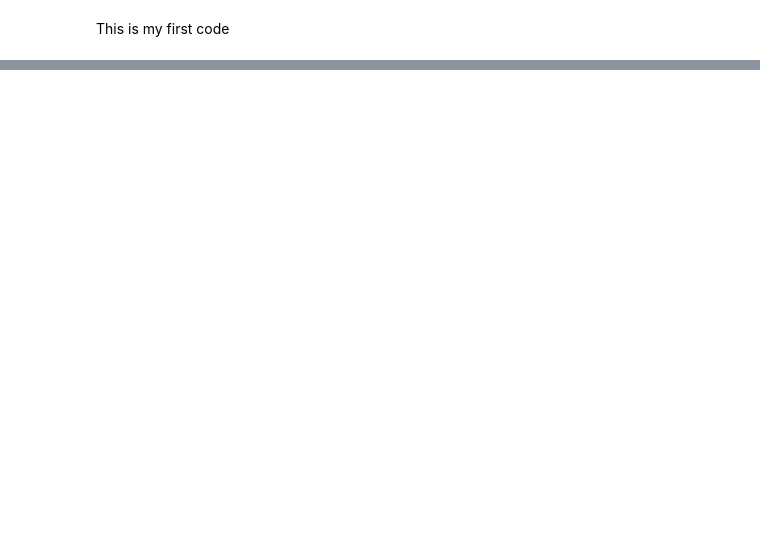
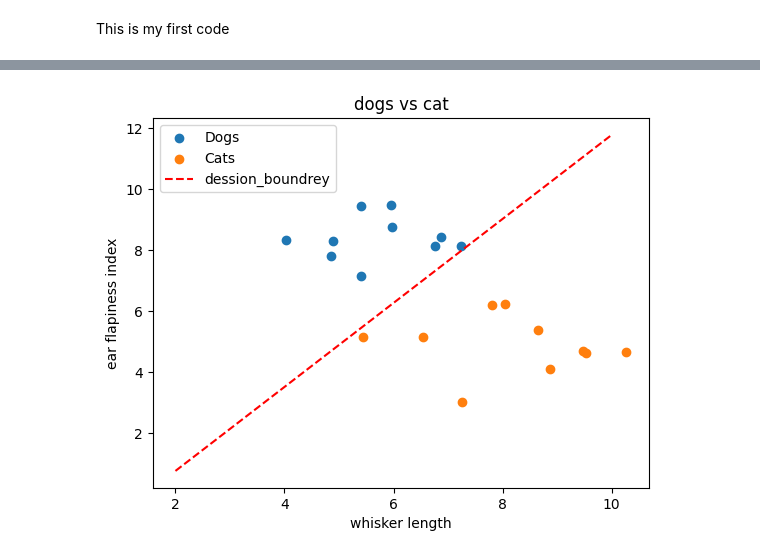
Before and after one commit to sanbag/Ml_learning, a Jupyter notebook: python_basics/classification.ipynb, the cells around one changed output, grey strips where cells are left out. Cells and saved outputs as stored; diff of their text form; code cells hidden in the pictures; blank space fills up the shorter version.

```diff
--- a/python_basics/classification.ipynb
+++ b/python_basics/classification.ipynb
@@ -23,0 +26,3 @@ plt.show()
+# %%
+dogs_data = np.stack((dogs_whisker_length,dogs_ear_flappiness_index)).T
+cats_data = np.stack((cats_whisker_length, cats_ear_flappiness_index)).T
@@ -23,0 +42,20 @@ plt.show()
+# %%
+# implementing random linear classifier
+
+def random_linear_classifier(data_dogs,data_cats,k,d):
+    best_error = float('inf')
+    best_theta = None
+    best_theta0 = None
+
+    for i in range(k):
+        theta = np.random.normal(size=d)
+        theta0 = np.random.normal()
+
+        error =  compute_error(data_dogs,data_cats,theta,theta0)
+
+        if error < best_error:
+            best_error = error
+            best_theta =  theta
+            best_theta0 = theta0
+
+    return best_theta0,best_theta
@@ -23,0 +73,6 @@ plt.show()
+# %%
+k=100 # number of terations
+
+d =2 # number of features
+
+best_theta0,best_theta = random_linear_classifier(dogs_data,cats_data,k,d)
@@ -23,0 +99,16 @@ plt.show()
+# %%
+# plot the dession boundry
+x_vals = np.linspace(2,10,100)
+y_vals = (-best_theta[0] / best_theta[1]) * x_vals - (best_theta0 / best_theta[1])
+# %%
+plt.scatter(dogs_whisker_length,dogs_ear_flappiness_index,label ='Dogs')
+plt.scatter(cats_whisker_length,cats_ear_flappiness_index,label ='Cats')
+plt.plot(x_vals,y_vals,color ='red',linestyle ='--',label='dession_boundrey')
+
+plt.xlabel('whisker length')
+plt.ylabel('ear flapiness index')
+plt.title('dogs vs cat')
+plt.legend()
+plt.show()
+# %% [output]
+[figure, added]
```
Also changed, not shown: parts of 8 cells of this notebook, 2 other files.
